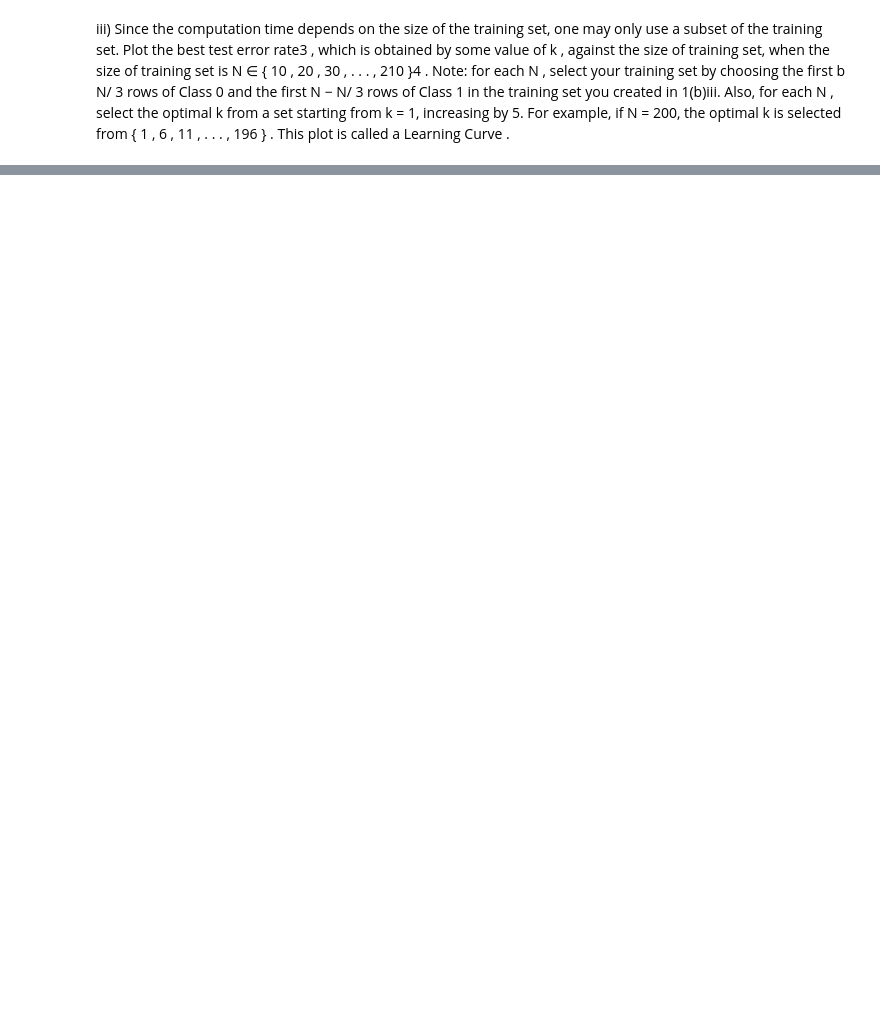
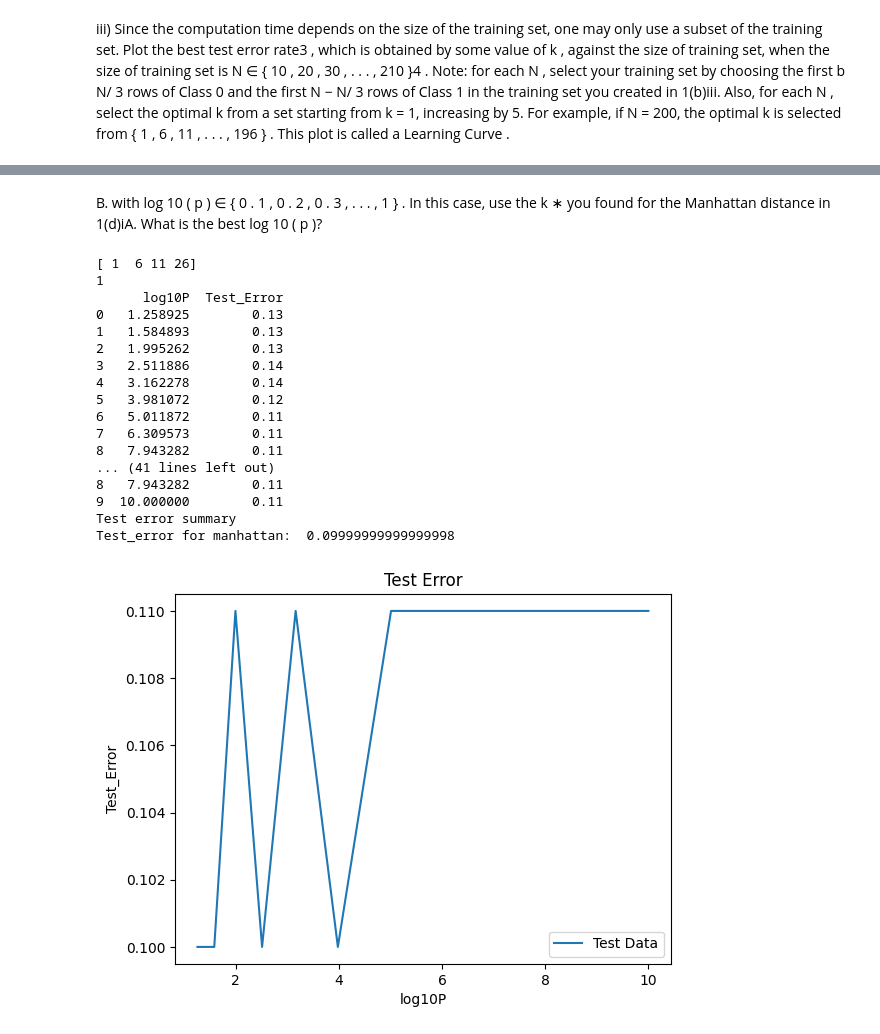
Before and after one commit to humera811/MLDS, a Jupyter notebook: Homework1/notebook/KNN/Bano_Humera_HW1.ipynb, the cells around one changed output, grey strips where cells are left out. Saved outputs shown, nothing was run; the diff lists cells and outputs as text; code cells hidden in the pictures; blank space fills up the shorter version.

```diff
--- a/Homework1/Bano_Humera_HW0.ipynb
+++ b/Homework1/notebook/KNN/Bano_Humera_HW1.ipynb
@@ -274,0 +334,51 @@ NameError: name 'train_set' is not defined
+# %% [markdown]
+B. with log 10 ( p ) ∈ { 0 . 1 , 0 . 2 , 0 . 3 , . . . , 1 } . In this case, use the k ∗ you found for the Manhattan distance in 1(d)iA. What is the best log 10 ( p )?
+# %%
+print(K)
+P = np.logspace(0.1, 1, 10)
+p_values = np.linspace(0.1, 1, 10)
+test_err = {}
+for k in K:
+    test_err[k] = []
+
+    for p in P:
+
+        knn = KNeighborsClassifier(n_neighbors=k, p=p)
+        knn.fit(x_train, y_train)
+        test_pred = knn.predict(testset)
+        test_acc = accuracy_score(testLabels,test_pred)
+        test_err[k].append(1-test_acc)
+
+for k in K:
+    print(k)
+    print(pd.DataFrame(list(zip(P, test_err[k])), columns = ['log10P','Test_Error']))
+    print('Test error summary')
+    print('Test_error for manhattan: ', min(test_err[k]))
+
+#Graph Plot
+plt.gca()
+plt.xlabel('log10P')
+plt.ylabel('Test_Error')
+plt.plot(P, test_err[k], label = 'Test Data')
+plt.legend()
+plt.title('Test Error')
+plt.show()
+# %% [output]
+[ 1  6 11 26]
+1
+      log10P  Test_Error
+0   1.258925        0.13
+1   1.584893        0.13
+2   1.995262        0.13
+3   2.511886        0.14
+4   3.162278        0.14
+5   3.981072        0.12
+6   5.011872        0.11
+7   6.309573        0.11
+8   7.943282        0.11
+... (41 lines left out)
+8   7.943282        0.11
+9  10.000000        0.11
+Test error summary
+Test_error for manhattan:  0.09999999999999998
+[figure, added]
```
Also changed, not shown: parts of 24 cells of this notebook, 5 other files.
